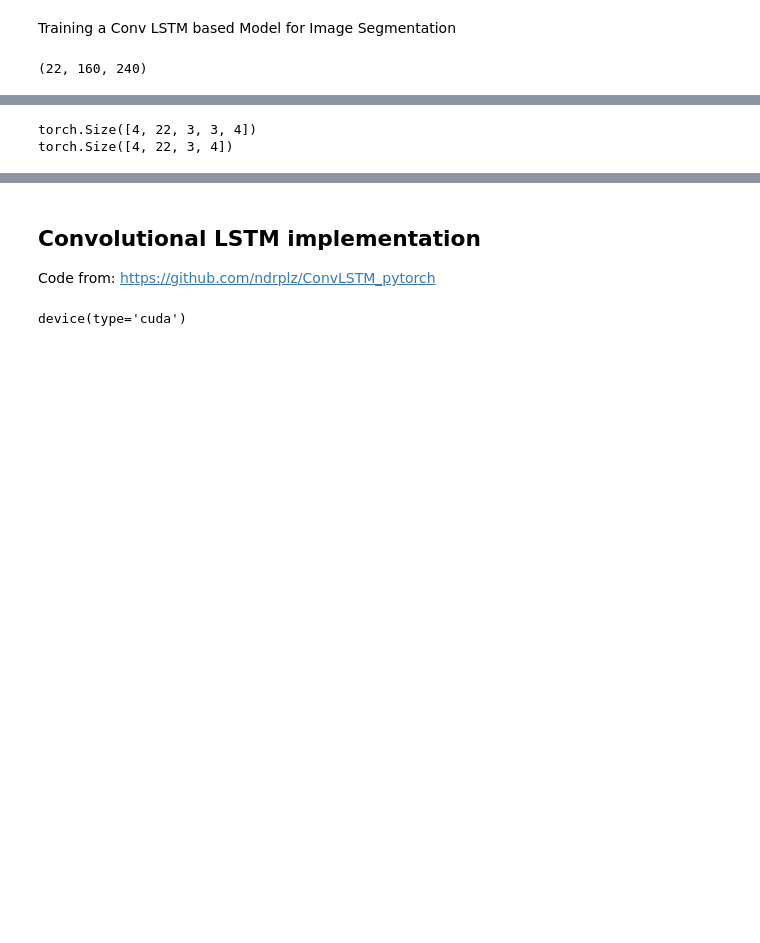
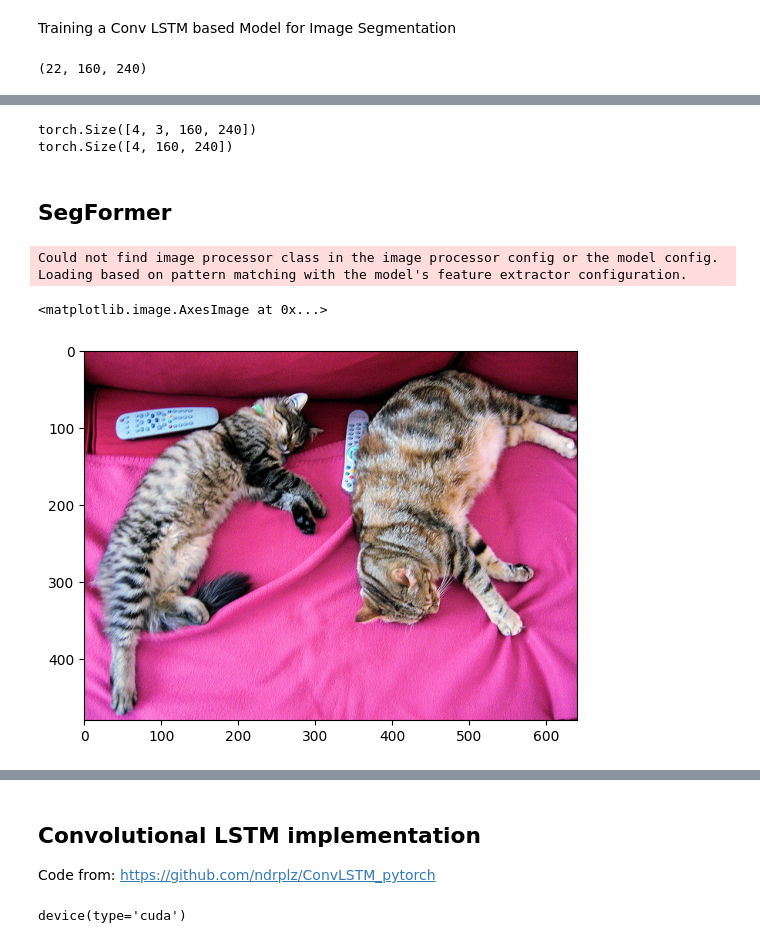
Before and after one commit to swappysh/FutureFramesDL, a Jupyter notebook: segmentation.ipynb, the cells around one changed output, grey strips where cells are left out. Drawn from its saved outputs; the diff is of its cells as text; code cells hidden in the pictures; blank space fills up the shorter version.

Commit message:
Tried SegformerModel

```diff
--- a/segmentation.ipynb
+++ b/segmentation.ipynb
@@ -99,9 +95,29 @@ train_loader = DataLoader(train_dataset, batch_size=4, shuffle=True)
 val_dataloader = DataLoader(val_dataset, batch_size=4, shuffle=True)
 # %%
 for batch in train_loader:
-    print(batch['images'].shape)
-    print(batch['mask'].shape)
+    print(batch[0].shape)
+    print(batch[1].shape)
     break
 # %% [output]
-torch.Size([4, 22, 3, 3, 4])
-torch.Size([4, 22, 3, 4])
+torch.Size([4, 3, 160, 240])
+torch.Size([4, 160, 240])
+# %% [markdown]
+## SegFormer
+# %%
+from transformers import AutoImageProcessor, SegformerForSemanticSegmentation, SegformerConfig
+from PIL import Image
+import requests
+
+image_processor = AutoImageProcessor.from_pretrained(
+    "nvidia/segformer-b0-finetuned-ade-512-512")
+# model = SegformerForSemanticSegmentation.from_pretrained(
+#     "nvidia/segformer-b0-finetuned-ade-512-512")
+model = SegformerForSemanticSegmentation(config=SegformerConfig())
+
+url = "http://images.cocodataset.org/val2017/000000039769.jpg"
+image = Image.open(requests.get(url, stream=True).raw)
+plt.imshow(image)
+# %% [output]
+Could not find image processor class in the image processor config or the model config. Loading based on pattern matching with the model's feature extractor configuration.
+<matplotlib.image.AxesImage at 0x...>
+[figure, added]
```
Also changed, not shown: parts of 9 cells of this notebook.
